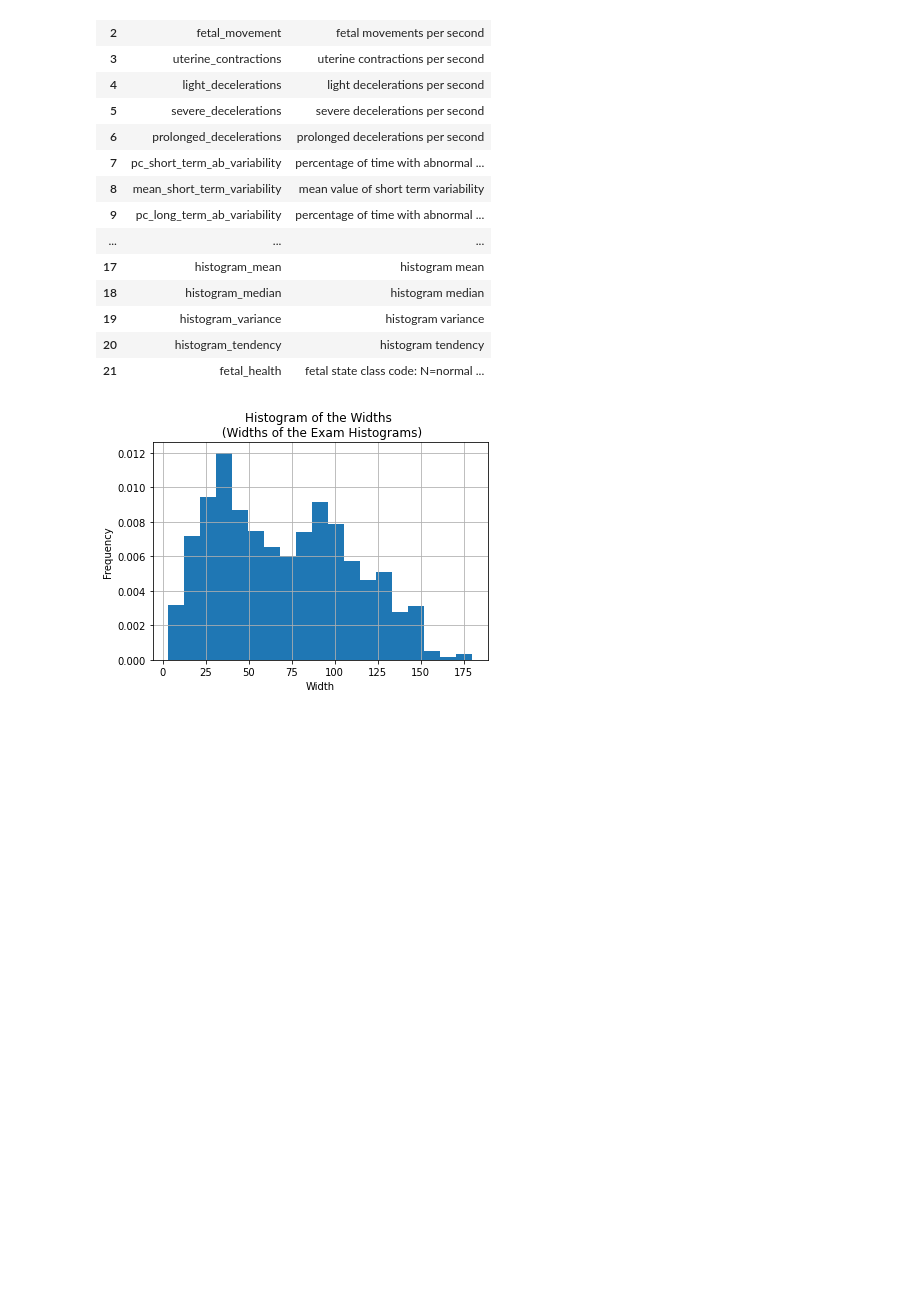
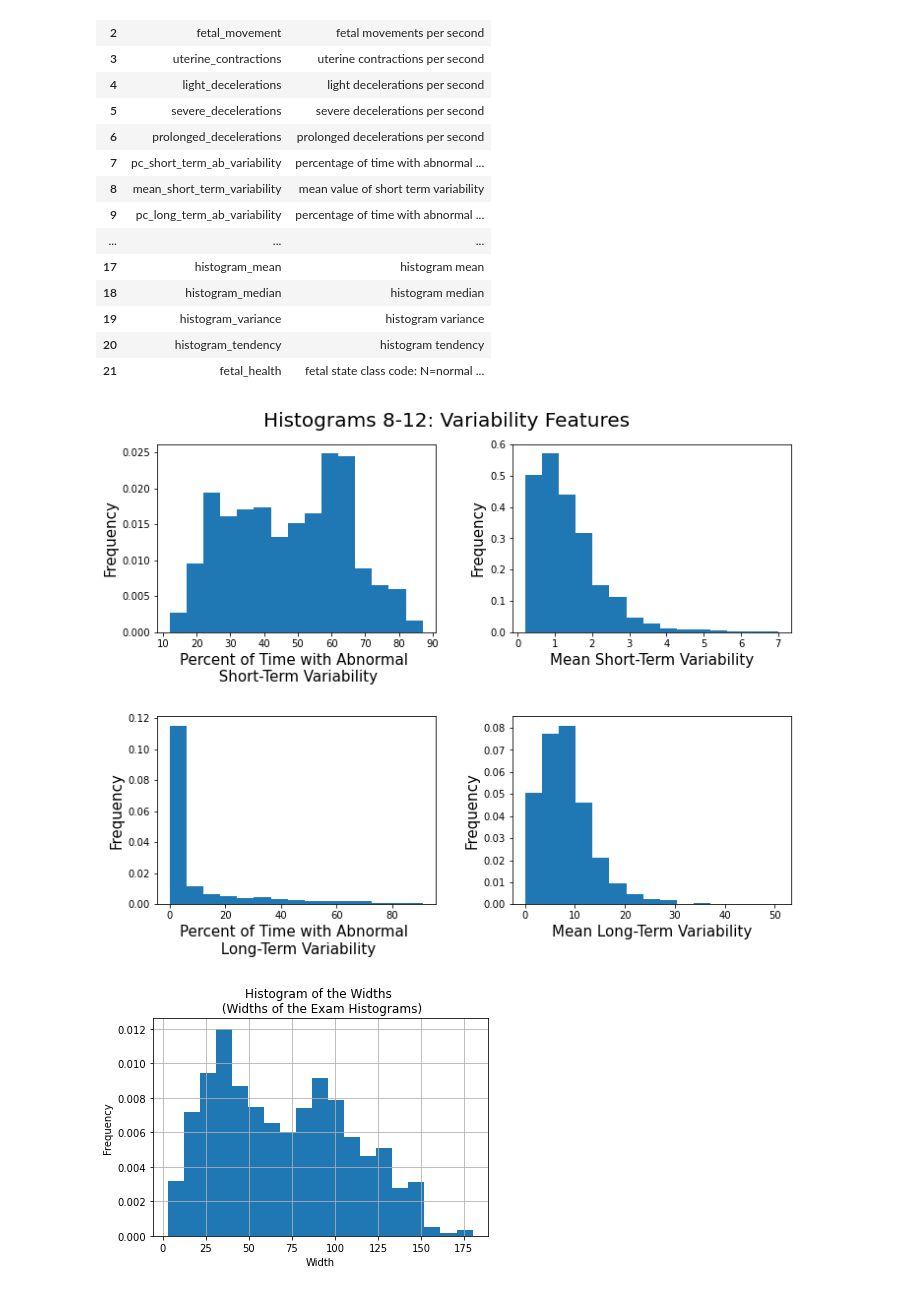
Before and after one commit to halepino/FetalHealth_PredictiveAnalytics, a Jupyter notebook: FetalHealth_FigueroaSchwartzwald.ipynb, the cells around one changed output. Cells and saved outputs as stored; diff of their text form; code cells hidden in the pictures; blank space fills up the shorter version.

```diff
--- a/FetalHealth_FigueroaSchwartzwald.ipynb
+++ b/FetalHealth_FigueroaSchwartzwald.ipynb
@@ -371,31 +368,33 @@ with pd.option_context('display.max_colwidth', None):
 # %%
 fig, ((ax1, ax2), (ax3, ax4)) = plt.subplots(2,2, figsize = (10,8))
 # "baseline value" histogram
 
 fig.suptitle('Histograms 8-12: Variability Features', fontsize=20)
 
 ax1.hist(fetal_health['pc_short_term_ab_variability'], bins=15, density=True)
 ax1.set_xlabel("Percent of Time with Abnormal \n Short-Term Variability", fontsize = 15)
 ax1.set_ylabel("Frequency", fontsize = 15)
 
 
-ax2.(fetal_health['mean_short_term_variability'], bins=15, density=True)
+ax2.hist(fetal_health['mean_short_term_variability'], bins=15, density=True)
 ax2.set_xlabel( "Mean Short-Term Variability", fontsize = 15)
 ax2.set_ylabel("Frequency", fontsize = 15)
 
 
 ax3.hist(fetal_health['pc_long_term_ab_variability'], bins=15, density=True)
 ax3.set_xlabel("Percent of Time with Abnormal \n Long-Term Variability", fontsize = 15)
 ax3.set_ylabel("Frequency", fontsize = 15)
 
 ax4.hist(fetal_health['mean_long_term_variability'], bins=15, density=True)
 ax4.set_xlabel("Mean Long-Term Variability", fontsize =15)
 ax4.set_ylabel("Frequency", fontsize = 15)
 
 
 # space between the plots
 plt.tight_layout(w_pad = 3,h_pad = 3)
 plt.show()
+# %% [output]
+[figure, added]
 # %%
 # "histogram_width" histogram
 fetal_health['histogram_width'].hist(bins='auto', density=True)
```
Also changed, not shown: parts of 46 cells of this notebook.
